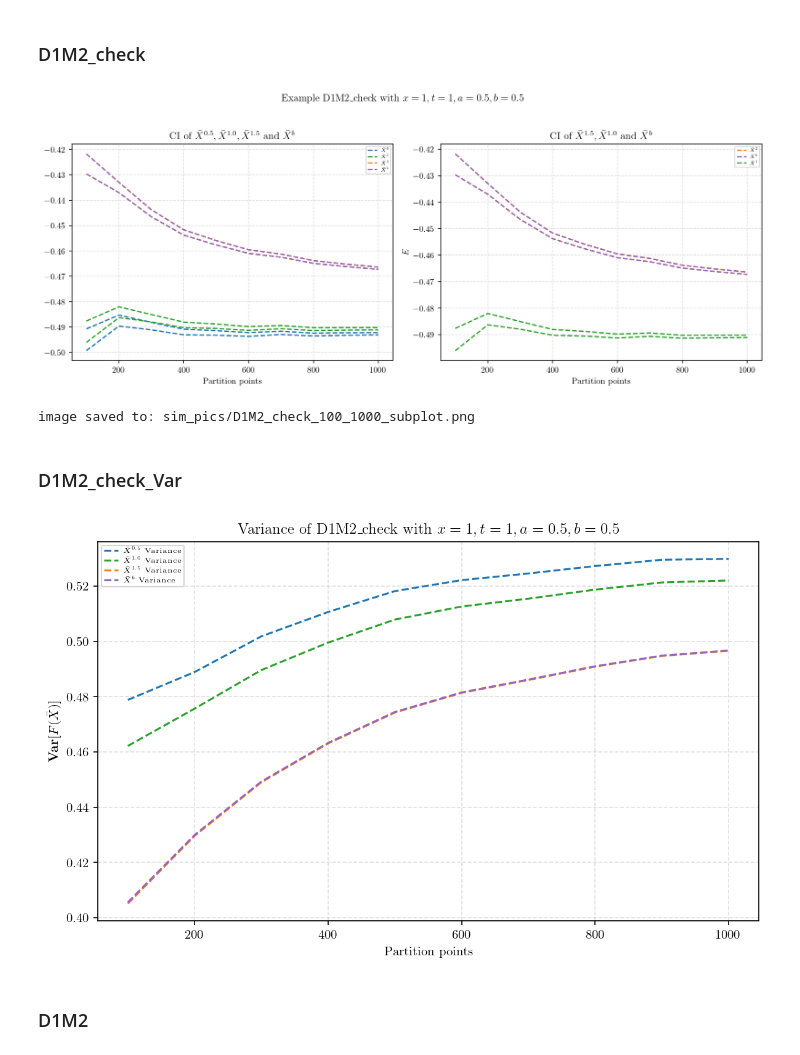
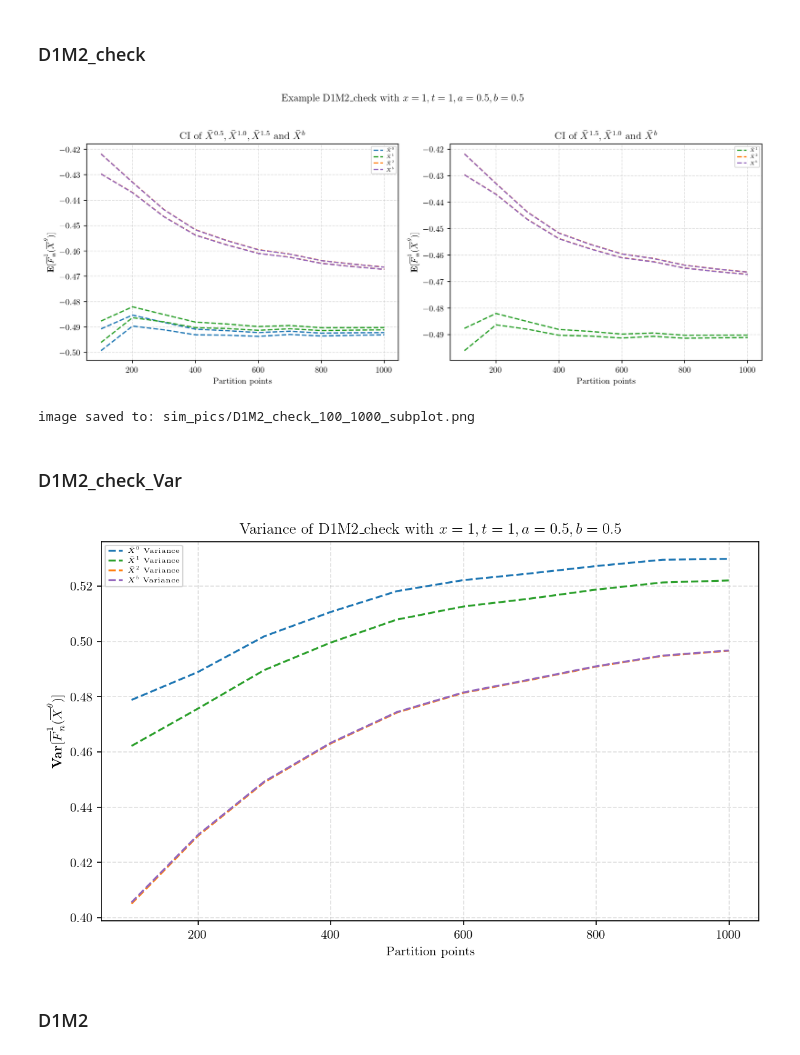
Before and after one commit to Andriyichenko/simulation, a Jupyter notebook: D2f/D2f_plot.ipynb, the cells around one changed output. Drawn from its saved outputs; the diff is of its cells as text; code cells hidden in the pictures.

```diff
--- a/D2f/D2f_plot.ipynb
+++ b/D2f/D2f_plot.ipynb
@@ -335,40 +335,41 @@ ax1.plot(df2["points"], A_low_df2, linestyle="--", color="#1f77b4")
 ax1.plot(df2["points"], Am_up_df2,  linestyle="--", color="#2ca02c", label=r"$\bar{X}^{1}$")
 ax1.plot(df2["points"], Am_low_df2, linestyle="--", color="#2ca02c")
 ax1.plot(df2["points"], A15_up_df2,  linestyle="--", color="#ff7f0e", label=r"$\bar{X}^{2}$")
 ax1.plot(df2["points"], A15_low_df2, linestyle="--", color="#ff7f0e")
-ax1.plot(df2["points"], Axb_up_df2,  linestyle="--", color="#9467bd", label=r"$\bar{X}^{b}$")
+ax1.plot(df2["points"], Axb_up_df2,  linestyle="--", color="#9467bd", label=r"$X^{b}$")
 ax1.plot(df2["points"], Axb_low_df2, linestyle="--", color="#9467bd")
 
 ax1.set_title(r'CI of $\bar{X}^{0.5}, \bar{X}^{1.0}, \bar{X}^{1.5}$ and $\bar{X}^{b}$')
 ax1.set_xlabel("Partition points")
-plt.ylabel(r'$\mathbf{E}[F(\bar{X}) - F(\bar{X}^\alpha)]$')
+ax1.set_ylabel(r'$\mathbf{E}[\overline{F}^1_{n}(\overline{X}^\theta)]$')
 ax1.grid(True, linestyle="--", alpha=0.4)
 ax1.legend(fontsize=5.5, loc='best')
 
 # ===== 右側の図：指定された4本の線の図 =====
 ax2 = axes[1]
+ax2.plot(df2["points"], Am_up_df2,  linestyle="--", color="#2ca02c", label=r"$\bar{X}^{1}$")
+ax2.plot(df2["points"], Am_low_df2, linestyle="--", color="#2ca02c")
 ax2.plot(df2["points"], A15_up_df2,  linestyle="--", color="#ff7f0e", label=r"$\bar{X}^{2}$")
 ax2.plot(df2["points"], A15_low_df2, linestyle="--", color="#ff7f0e")
-ax2.plot(df2["points"], Axb_up_df2,  linestyle="--", color="#9467bd", label=r"$\bar{X}^{b}$")
+ax2.plot(df2["points"], Axb_up_df2,  linestyle="--", color="#9467bd", label=r"$X^{b}$")
 ax2.plot(df2["points"], Axb_low_df2, linestyle="--", color="#9467bd")
-ax2.plot(df2["points"], Am_up_df2,  linestyle="--", color="#2ca02c", label=r"$\bar{X}^{1}$")
-ax2.plot(df2["points"], Am_low_df2, linestyle="--", color="#2ca02c")
+
 
 ax2.set_title(r'CI of $\bar{X}^{1.5},\bar{X}^{1.0}$ and $\bar{X}^{b}$')
 ax2.set_xlabel("Partition points")
-ax2.set_ylabel("$E$")
+ax2.set_ylabel(r'$\mathbf{E}[\overline{F}^1_{n}(\overline{X}^\theta)]$')
 ax2.grid(True, linestyle="--", alpha=0.4)
 ax2.legend(fontsize=5.5, loc='best')
 
 # 全体タイトル（必要なら）
 fig.suptitle(r'Example D1M2_check with $x=1,t=1,a=0.5,b=0.5$')
 
 plt.tight_layout(rect=[0, 0, 1, 0.95])  # 上に suptitle を置くために rect を少し縮める
 plt.savefig(save_path, dpi=250, bbox_inches='tight')
 plt.show()
 print("image saved to:", save_path)
 # %% [output]
-[figure, old version]
+[figure, new version]
 image saved to: sim_pics/D1M2_check_100_1000_subplot.png
 # %% [markdown]
 ### D1M2_check_Var
@@ -388,18 +389,18 @@ variance_A15 = df['E_1_5']
 variance_Ab = df['Eb']
 
 plt.figure(figsize=(8, 5), dpi=150)  # dpi とは Dots Per Inch を意味する
-plt.plot(df["points"], variance_A, linestyle="--", color="#1f77b4", label=r"$\bar{X}^{0.5}$ Variance")
-plt.plot(df["points"], variance_Am, linestyle="--", color="#2ca02c", label=r"$\bar{X}^{1.0}$ Variance")
-plt.plot(df["points"], variance_A15, linestyle="--", color="#ff7f0e", label=r"$\bar{X}^{1.5}$ Variance")
-plt.plot(df["points"], variance_Ab, linestyle="--", color="#9467bd", label=r"$\bar{X}^{b}$ Variance")
+plt.plot(df["points"], variance_A, linestyle="--", color="#1f77b4", label=r"$\bar{X}^{0}$ Variance")
+plt.plot(df["points"], variance_Am, linestyle="--", color="#2ca02c", label=r"$\bar{X}^{1}$ Variance")
+plt.plot(df["points"], variance_A15, linestyle="--", color="#ff7f0e", label=r"$\bar{X}^{2}$ Variance")
+plt.plot(df["points"], variance_Ab, linestyle="--", color="#9467bd", label=r"$X^{b}$ Variance")
 plt.title(r'Variance of D1M2_check with $x=1,t=1,a=0.5,b=0.5$')
 plt.xlabel("Partition points")
-plt.ylabel(r'$\mathbf{Var}[F(\bar{X})]$')
+plt.ylabel(r'$\mathbf{Var}[\overline{F}^1_{n}(\overline{X}^\theta)]$')
 plt.grid(True, linestyle="--", alpha=0.4)
 plt.legend(fontsize=5.5, loc='best')
 plt.tight_layout()  # 自動的にレイアウトを調整する
 # %% [output]
-[figure, old version]
+[figure, new version]
 # %% [markdown]
 ### D1M2
 # %%
```
Also changed, not shown: parts of 6 cells of this notebook, 43 other files.
